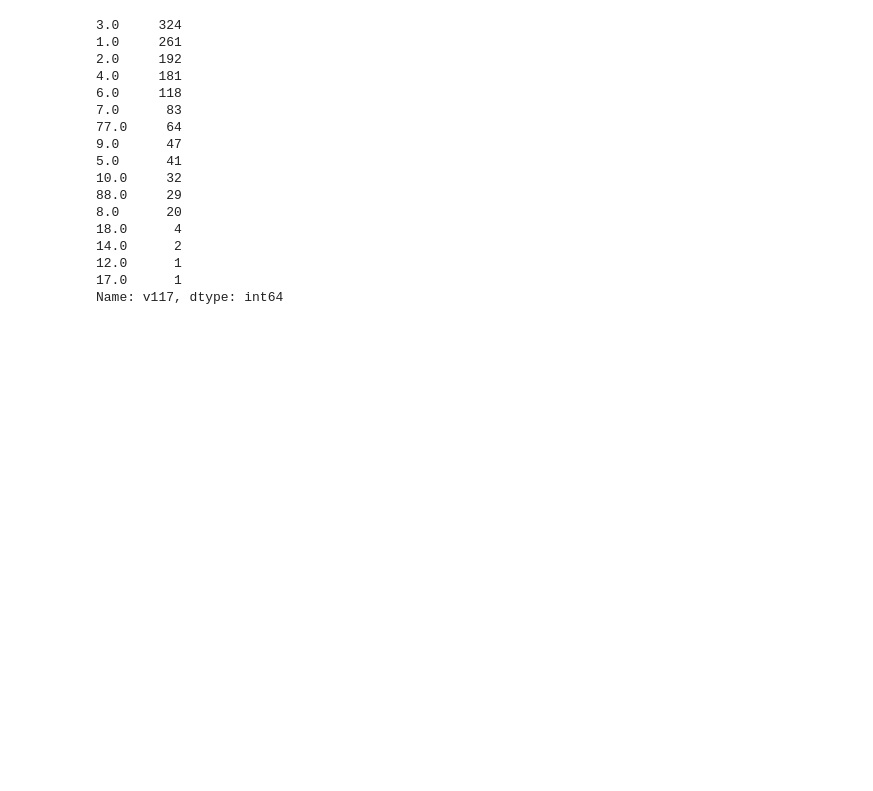
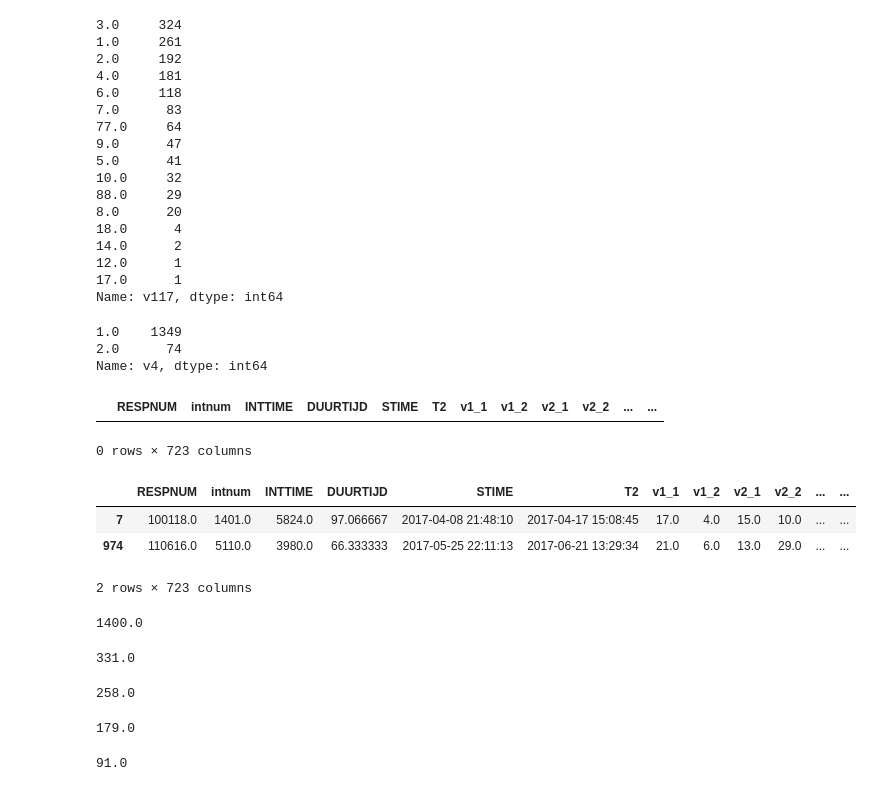
Before and after one commit to ducoquelicot/old_vrtnwsdata, a Jupyter notebook: cultuur/analyse17.ipynb, the cells around one changed output. Cells and saved outputs as stored; diff of their text form; code cells hidden in the pictures; blank space fills up the shorter version.

```diff
--- a/cultuur/analyse17.ipynb
+++ b/cultuur/analyse17.ipynb
@@ -535,3 +983,41 @@ df[(df['v139_1'].isin(opties)) | (df['v139_2'].isin(opties)) | (df['v139_3'].isi
 12.0      1
 17.0      1
 Name: v117, dtype: int64
+# %%
+df.v4.value_counts()
+# %% [output]
+1.0    1349
+2.0      74
+Name: v4, dtype: int64
+# %%
+df[((df.v8 == 1) & (df.v10 == 1)) & (df.v4 == 2) & (df.v6 == 1)]
+# %% [output]
+|  | RESPNUM | intnum | INTTIME | DUURTIJD | STIME | T2 | v1_1 | v1_2 | v2_1 | v2_2 | ... | ... |
+0 rows × 723 columns
+# %%
+df[(df.v4 == 2) & (df.v6 == 1)]
+# %% [output]
+|  | RESPNUM | intnum | INTTIME | DUURTIJD | STIME | T2 | v1_1 | v1_2 | v2_1 | v2_2 | ... | ... |
+| 7 | 100118.0 | 1401.0 | 5824.0 | 97.066667 | 2017-04-08 21:48:10 | 2017-04-17 15:08:45 | 17.0 | 4.0 | 15.0 | 10.0 | ... | ... |
+| 974 | 110616.0 | 5110.0 | 3980.0 | 66.333333 | 2017-05-25 22:11:13 | 2017-06-21 13:29:34 | 21.0 | 6.0 | 13.0 | 29.0 | ... | ... |
+2 rows × 723 columns
+# %%
+df[(df['v139_1'].isin(opties)) | (df['v139_2'].isin(opties)) | (df['v139_3'].isin(opties)) | (df['v139_4'].isin(opties)) | (df['v139_5'].isin(opties)) | (df['v139_6'].isin(opties)) | (df['v139_7'].isin(opties)) | (df['v139_8'].isin(opties)) | (df['v139_9'].isin(opties)) | (df['v140'].isin(opties)) | (df['v142_1'].isin(opties)) | (df['v142_3'].isin(opties)) | (df['v142_4'].isin(opties)) | (df['v142_5'].isin(opties))].SCV_gewicht_herschaald17.sum().round()
+# %% [output]
+1400.0
+# %%
+df[((df['v139_1'].isin(opties)) | (df['v139_2'].isin(opties)) | (df['v139_3'].isin(opties)) | (df['v139_4'].isin(opties)) | (df['v139_5'].isin(opties)) | (df['v139_6'].isin(opties)) | (df['v139_7'].isin(opties)) | (df['v139_8'].isin(opties)) | (df['v139_9'].isin(opties)) | (df['v140'].isin(opties)) | (df['v142_1'].isin(opties)) | (df['v142_3'].isin(opties)) | (df['v142_4'].isin(opties)) | (df['v142_5'].isin(opties))) & (df.v117 == 3.0)].SCV_gewicht_herschaald17.sum().round()
+# %% [output]
+331.0
+# %%
+df[((df['v139_1'].isin(opties)) | (df['v139_2'].isin(opties)) | (df['v139_3'].isin(opties)) | (df['v139_4'].isin(opties)) | (df['v139_5'].isin(opties)) | (df['v139_6'].isin(opties)) | (df['v139_7'].isin(opties)) | (df['v139_8'].isin(opties)) | (df['v139_9'].isin(opties)) | (df['v140'].isin(opties)) | (df['v142_1'].isin(opties)) | (df['v142_3'].isin(opties)) | (df['v142_4'].isin(opties)) | (df['v142_5'].isin(opties))) & (df.v117 == 1.0)].SCV_gewicht_herschaald17.sum().round()
+# %% [output]
+258.0
+# %%
+df[((df['v139_1'].isin(opties)) | (df['v139_2'].isin(opties)) | (df['v139_3'].isin(opties)) | (df['v139_4'].isin(opties)) | (df['v139_5'].isin(opties)) | (df['v139_6'].isin(opties)) | (df['v139_7'].isin(opties)) | (df['v139_8'].isin(opties)) | (df['v139_9'].isin(opties)) | (df['v140'].isin(opties)) | (df['v142_1'].isin(opties)) | (df['v142_3'].isin(opties)) | (df['v142_4'].isin(opties)) | (df['v142_5'].isin(opties))) & (df.v117 == 2.0)].SCV_gewicht_herschaald17.sum().round()
+# %% [output]
+179.0
+# %%
+df[((df['v139_1'].isin(opties)) | (df['v139_2'].isin(opties)) | (df['v139_3'].isin(opties)) | (df['v139_4'].isin(opties)) | (df['v139_5'].isin(opties)) | (df['v139_6'].isin(opties)) | (df['v139_7'].isin(opties)) | (df['v139_8'].isin(opties)) | (df['v139_9'].isin(opties)) | (df['v140'].isin(opties)) | (df['v142_1'].isin(opties)) | (df['v142_3'].isin(opties)) | (df['v142_4'].isin(opties)) | (df['v142_5'].isin(opties))) & (df.v117 == 7.0)].SCV_gewicht_herschaald17.sum().round()
+# %% [output]
+91.0
```
Also changed, not shown: parts of 127 cells of this notebook, 11 other files.
